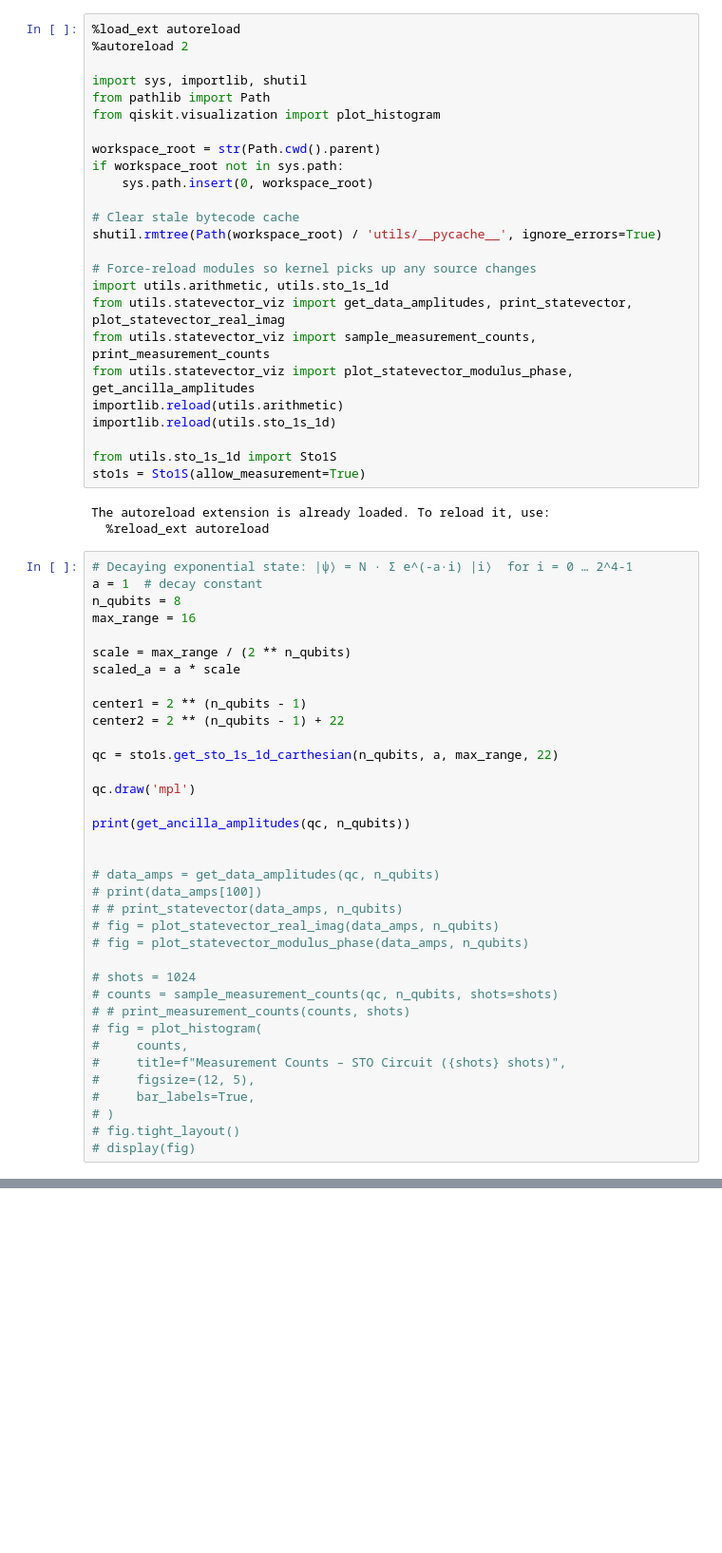
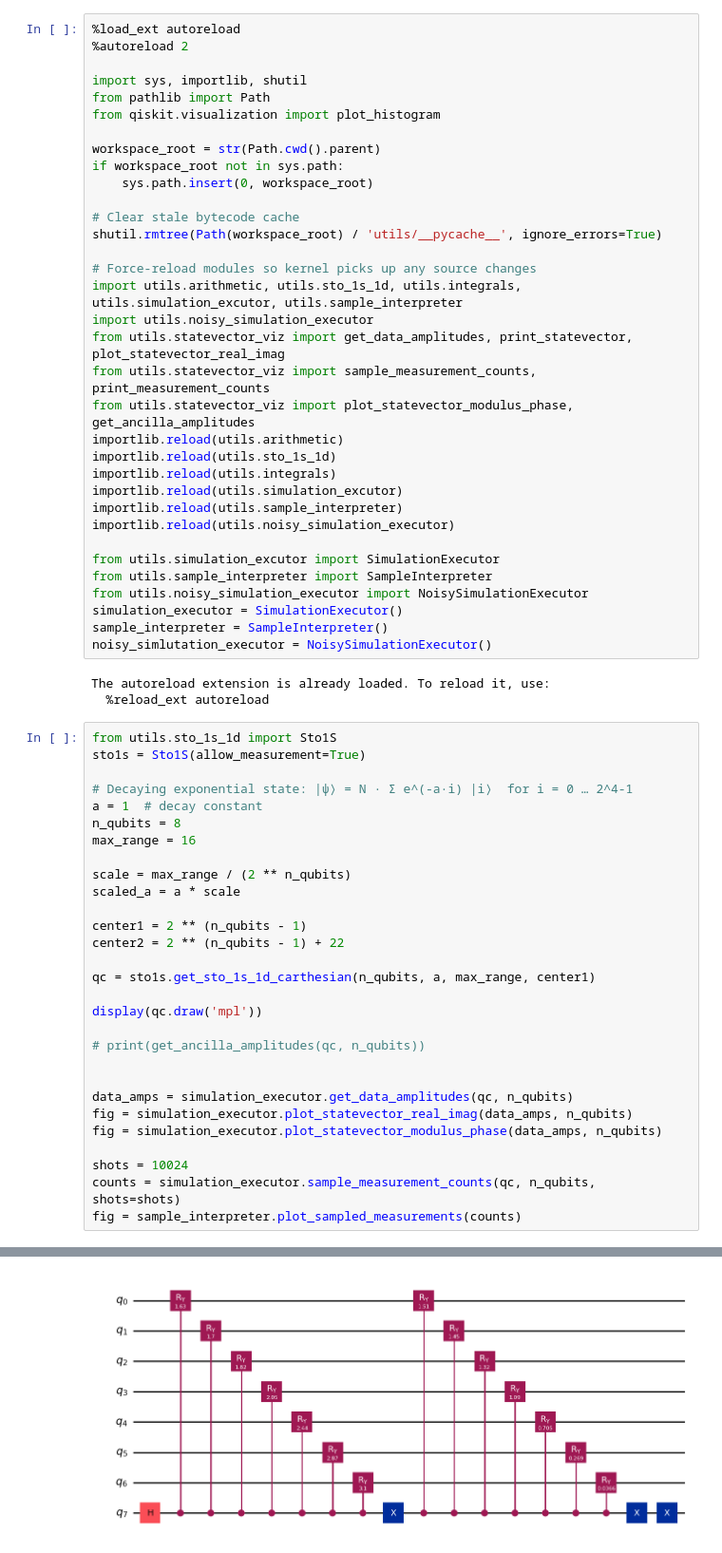
Before and after one commit to sorin-bolos/QuantumComputingResearch, a Jupyter notebook: STOsInMoleculeSymulations/STOs1D copy.ipynb, the cells around one changed output, grey strips where cells are left out. Shown at 95% size. Cells and saved outputs as stored; diff of their text form; blank space fills up the shorter version.

Commit message:
Before real executor and experiment

```diff
--- a/STOsInMoleculeSymulations/STOs1D copy.ipynb
+++ b/STOsInMoleculeSymulations/STOs1D copy.ipynb
@@ -14,19 +14,31 @@ if workspace_root not in sys.path:
 shutil.rmtree(Path(workspace_root) / 'utils/__pycache__', ignore_errors=True)
 
 # Force-reload modules so kernel picks up any source changes
-import utils.arithmetic, utils.sto_1s_1d
+import utils.arithmetic, utils.sto_1s_1d, utils.integrals, utils.simulation_excutor, utils.sample_interpreter
+import utils.noisy_simulation_executor
 from utils.statevector_viz import get_data_amplitudes, print_statevector, plot_statevector_real_imag
 from utils.statevector_viz import sample_measurement_counts, print_measurement_counts
 from utils.statevector_viz import plot_statevector_modulus_phase, get_ancilla_amplitudes
 importlib.reload(utils.arithmetic)
 importlib.reload(utils.sto_1s_1d)
+importlib.reload(utils.integrals)
+importlib.reload(utils.simulation_excutor)
+importlib.reload(utils.sample_interpreter)
+importlib.reload(utils.noisy_simulation_executor)
 
-from utils.sto_1s_1d import Sto1S
-sto1s = Sto1S(allow_measurement=True)
+from utils.simulation_excutor import SimulationExecutor
+from utils.sample_interpreter import SampleInterpreter
+from utils.noisy_simulation_executor import NoisySimulationExecutor
+simulation_executor = SimulationExecutor()
+sample_interpreter = SampleInterpreter()
+noisy_simlutation_executor = NoisySimulationExecutor()
 # %% [output]
 The autoreload extension is already loaded. To reload it, use:
   %reload_ext autoreload
 # %%
+from utils.sto_1s_1d import Sto1S
+sto1s = Sto1S(allow_measurement=True)
+
 # Decaying exponential state: |ψ⟩ = N · Σ e^(-a·i) |i⟩  for i = 0 … 2^4-1
 a = 1  # decay constant
 n_qubits = 8
@@ -38,28 +50,18 @@ scaled_a = a * scale
 center1 = 2 ** (n_qubits - 1)
 center2 = 2 ** (n_qubits - 1) + 22
 
-qc = sto1s.get_sto_1s_1d_carthesian(n_qubits, a, max_range, 22)
+qc = sto1s.get_sto_1s_1d_carthesian(n_qubits, a, max_range, center1)
 
-qc.draw('mpl')
+display(qc.draw('mpl'))
 
-print(get_ancilla_amplitudes(qc, n_qubits))
+# print(get_ancilla_amplitudes(qc, n_qubits))
 
 
-# data_amps = get_data_amplitudes(qc, n_qubits)
-# print(data_amps[100])
-# # print_statevector(data_amps, n_qubits)
-# fig = plot_statevector_real_imag(data_amps, n_qubits)
-# fig = plot_statevector_modulus_phase(data_amps, n_qubits)
+data_amps = simulation_executor.get_data_amplitudes(qc, n_qubits)
+fig = simulation_executor.plot_statevector_real_imag(data_amps, n_qubits)
+fig = simulation_executor.plot_statevector_modulus_phase(data_amps, n_qubits)
 
-# shots = 1024
-# counts = sample_measurement_counts(qc, n_qubits, shots=shots)
-# # print_measurement_counts(counts, shots)
-# fig = plot_histogram(
-#     counts,
-#     title=f"Measurement Counts – STO Circuit ({shots} shots)",
-#     figsize=(12, 5),
-#     bar_labels=True,
-# )
-# fig.tight_layout()
-# display(fig)
+shots = 10024
+counts = simulation_executor.sample_measurement_counts(qc, n_qubits, shots=shots)
+fig = sample_interpreter.plot_sampled_measurements(counts)
 # %% [output]
@@ -66,0 +68 @@ print(get_ancilla_amplitudes(qc, n_qubits))
+[figure, added]
```
Also changed, not shown: parts of 4 cells of this notebook, 9 other files.
